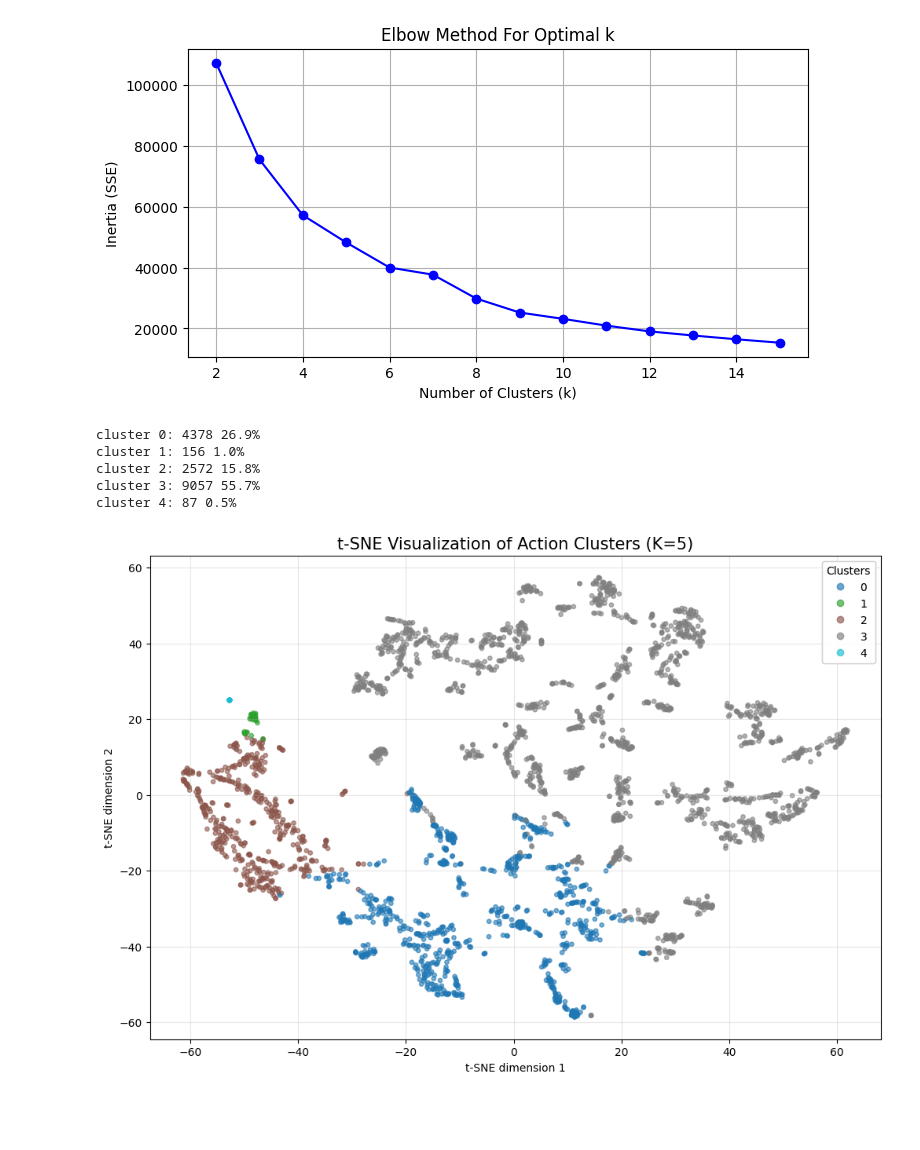
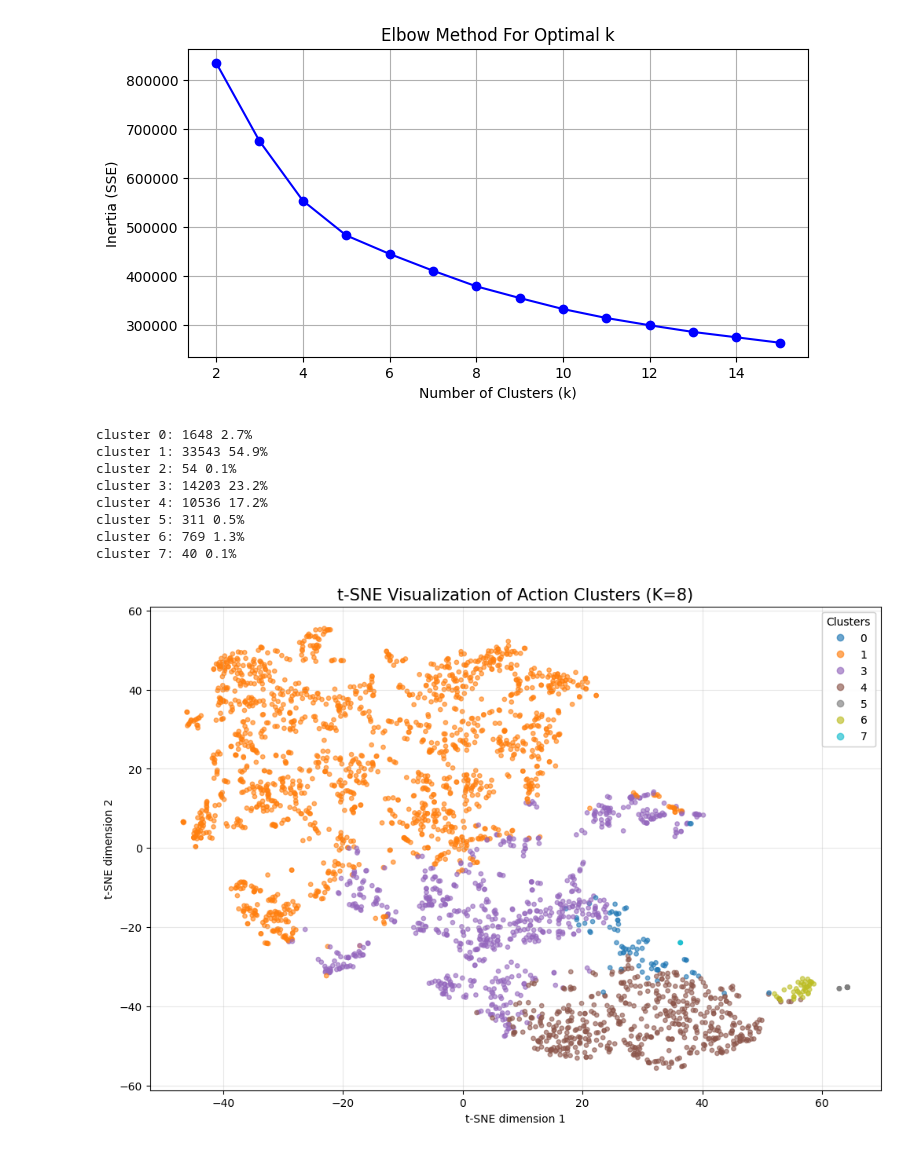
Before and after one commit to Lo122/LSTM_HRC, a Jupyter notebook: data/dataset/analyze_posture.ipynb, the cells around one changed output. Saved outputs shown, nothing was run; the diff lists cells and outputs as text; code cells hidden in the pictures; blank space fills up the shorter version.

```diff
--- a/data/dataset/analyze_posture.ipynb
+++ b/data/dataset/analyze_posture.ipynb
@@ -16,34 +16,60 @@ pt_files = sorted(glob.glob(cam_pt_dir))
 degree_only = []
 posture_only = []
 all_feat = []
+speed_only = []
+accel_only = []
+
+deg_acc_combined = []
 
 for f in pt_files:
     data = torch.load(f, weights_only=False)
     # upper_body = feats[:, :11, :]
-    upper = data['landmarks'][:, :11, :]
+    upper = data['landmarks'][:, :15, :] #above knees
     pos_feats = upper.reshape(upper.shape[0], -1).numpy()
     posture_only.append(pos_feats)
 
     deg_feats = data['features'].reshape(data['features'].shape[0], -1).numpy()
     degree_only.append(deg_feats)
 
+
+    speed_feats = data['speed'].reshape(data['speed'].shape[0], -1).numpy()
+    speed_only.append(speed_feats)
+
+    accel_feats = data['acceleration'].reshape(data['acceleration'].shape[0], -1).numpy()
+    accel_only.append(accel_feats)
+
     combined_feat = np.hstack([pos_feats, deg_feats])
+
+    deg_speed_accel_feat = np.hstack([deg_feats, speed_feats])
+
     all_feat.append(combined_feat)
+    deg_acc_combined.append(deg_speed_accel_feat)
+
 
 
 X_all = np.vstack(all_feat)
 X_pos = np.vstack(posture_only)
 X_deg = np.vstack(degree_only)
+X_speed = np.vstack(speed_only)
+X_accel = np.vstack(accel_only)
+X_deg_speed_accel = np.vstack(deg_acc_combined)
 
 scaler = StandardScaler()
 
 X_scaled_all = scaler.fit_transform(X_all)
 X_scaled_pos = scaler.fit_transform(X_pos)
 X_scaled_deg = scaler.fit_transform(X_deg)
+X_scaled_speed = scaler.fit_transform(X_speed)
+X_scaled_accel = scaler.fit_transform(X_accel)
+X_scaled_deg_speed_accel = scaler.fit_transform(X_deg_speed_accel)
+
 
 
 
 print("Feature shape:", X_scaled_all.shape)
 print("Posture feature shape:", X_scaled_pos.shape)
 print("Degree feature shape:", X_scaled_deg.shape)
+print("Speed feature shape:", X_scaled_speed.shape)
+print("Acceleration feature shape:", X_scaled_accel.shape)
+print("Combined feature shape:", X_scaled_deg_speed_accel.shape)
 # %% [output]
@@ -56,7 +85,7 @@ K_range = range(2, 16) #
 
 for k in K_range:
     kmeans = KMeans(n_clusters=k, random_state=42, n_init=10)
-    kmeans.fit(X_scaled_deg)
+    kmeans.fit(X_scaled_deg_speed_accel)
     inertias.append(kmeans.inertia_)
 
 #
@@ -68,51 +97,54 @@ plt.title('Elbow Method For Optimal k')
 plt.grid(True)
 plt.show()
 # %% [output]
-[figure, old version]
+[figure, new version]
 # %%
 
-optimal_k = 5
+optimal_k = 8
 kmeans = KMeans(n_clusters=optimal_k, random_state=42, n_init=10)
 
-labels = kmeans.fit_predict(X_scaled_deg)
+labels = kmeans.fit_predict(X_scaled_deg_speed_accel)
 
 counts = np.bincount(labels)
 for i, c in enumerate(counts):
     print(f"cluster {i}: {c} {c/len(labels)*100:.1f}%")
 # %% [output]
-cluster 0: 4378 26.9%
-cluster 1: 156 1.0%
-cluster 2: 2572 15.8%
-cluster 3: 9057 55.7%
-cluster 4: 87 0.5%
+cluster 0: 1648 2.7%
+cluster 1: 33543 54.9%
+cluster 2: 54 0.1%
+cluster 3: 14203 23.2%
+cluster 4: 10536 17.2%
+cluster 5: 311 0.5%
+cluster 6: 769 1.3%
+cluster 7: 40 0.1%
 # %%
 from sklearn.manifold import TSNE
 import pandas as pd
 
 sample_size = 3000
-indices = np.linspace(0, len(X_scaled_deg) - 1, sample_size).astype(int)
-X_sample = X_scaled_deg[indices]
+indices = np.linspace(0, len(X_scaled_deg_speed_accel) - 1, sample_size).astype(int)
+X_sample = X_scaled_deg_speed_accel[indices]
 labels_sample = labels[indices]
 
 tsne = TSNE(n_components=2, perplexity=30, random_state=42, init='pca', learning_rate='auto')
 X_tsne = tsne.fit_transform(X_sample)
 
 
 plt.figure(figsize=(12, 8))
 scatter = plt.scatter(X_tsne[:, 0], X_tsne[:, 1],
                       c=labels_sample,
                       cmap='tab10',
                       alpha=0.6,
                       s=15)
 
 
 legend1 = plt.legend(*scatter.legend_elements(), title="Clusters")
 plt.gca().add_artist(legend1)
 
 plt.title(f"t-SNE Visualization of Action Clusters (K={optimal_k})", fontsize=15)
 plt.xlabel("t-SNE dimension 1")
 plt.ylabel("t-SNE dimension 2")
 plt.grid(True, alpha=0.3)
 plt.show()
 # %% [output]
-[figure, old version]
+[figure, new version]
```
Also changed, not shown: parts of 8 cells of this notebook, 14 other files.
